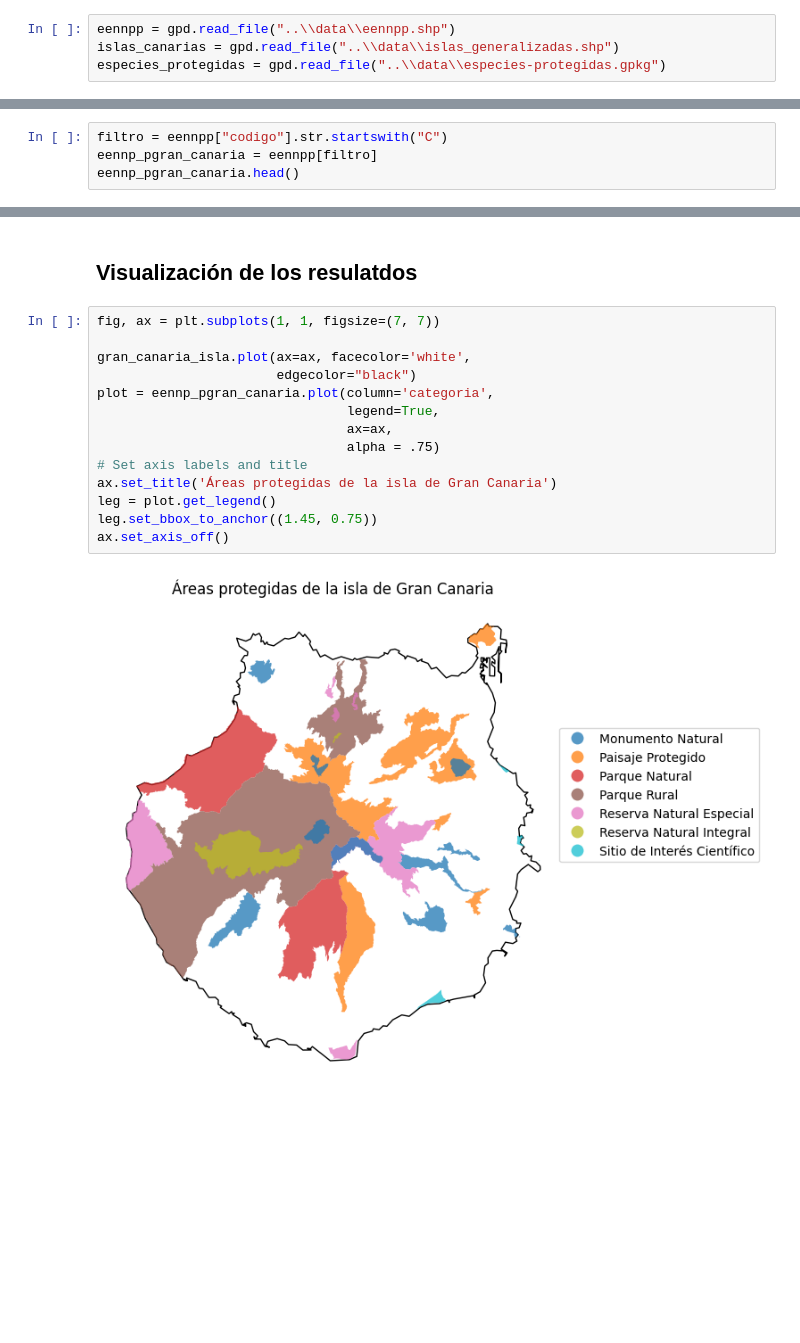
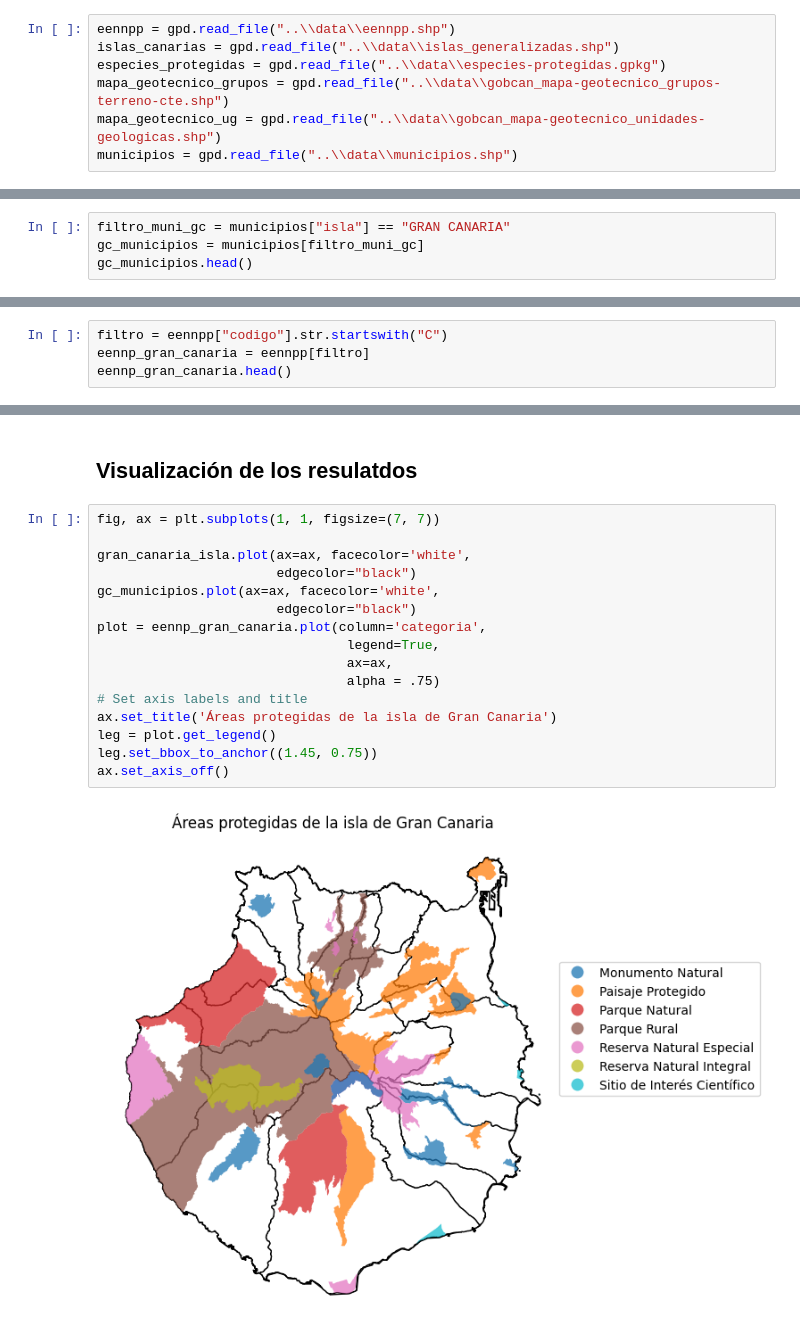
Before and after one commit to Juankkar/QGIS_IDECanarias_data, a Jupyter notebook: src/geopandas.ipynb, the cells around one changed output, grey strips where cells are left out. Cells and saved outputs as stored; diff of their text form; blank space fills up the shorter version.

Commit message:
Script para descarga de datos PS y islas con municipios

```diff
--- a/src/geopandas.ipynb
+++ b/src/geopandas.ipynb
@@ -58,6 +57,9 @@ Error al descargar https://opendata.sitcan.es/dataset/69378f67-7787-4921-b432-a4
 eennpp = gpd.read_file("..\\data\\eennpp.shp")
 islas_canarias = gpd.read_file("..\\data\\islas_generalizadas.shp")
 especies_protegidas = gpd.read_file("..\\data\\especies-protegidas.gpkg")
+mapa_geotecnico_grupos = gpd.read_file("..\\data\\gobcan_mapa-geotecnico_grupos-terreno-cte.shp")
+mapa_geotecnico_ug = gpd.read_file("..\\data\\gobcan_mapa-geotecnico_unidades-geologicas.shp")
+municipios = gpd.read_file("..\\data\\municipios.shp")
 # %%
 eennpp.head()
 # %% [output]
@@ -99,3 +101,7 @@ gran_canaria_isla
 # %% [output]
 |  | nombre | geometry |
 | 10 | GRAN CANARIA | POLYGON ((430739.466 3110342.654,... |
+# %%
+filtro_muni_gc = municipios["isla"] == "GRAN CANARIA"
+gc_municipios = municipios[filtro_muni_gc]
+gc_municipios.head()
@@ -128,7 +154,7 @@ especies_protegiodas_tafira.head()
 # %%
 filtro = eennpp["codigo"].str.startswith("C")
-eennp_pgran_canaria = eennpp[filtro]
-eennp_pgran_canaria.head()
+eennp_gran_canaria = eennpp[filtro]
+eennp_gran_canaria.head()
 # %% [output]
 |  | codigo | categoria | nombre | geometry |
 | 20 | C-32 | Sitio de Interés Científico | Juncalillo del Sur | POLYGON ((453679.696 3074570.097,... |
@@ -141,19 +167,21 @@ eennp_pgran_canaria.head()
 # %%
 fig, ax = plt.subplots(1, 1, figsize=(7, 7))
 
 gran_canaria_isla.plot(ax=ax, facecolor='white',
                        edgecolor="black")
-plot = eennp_pgran_canaria.plot(column='categoria',
+gc_municipios.plot(ax=ax, facecolor='white',
+                       edgecolor="black")
+plot = eennp_gran_canaria.plot(column='categoria',
                                 legend=True,
                                 ax=ax,
                                 alpha = .75)
 # Set axis labels and title
 ax.set_title('Áreas protegidas de la isla de Gran Canaria')
 leg = plot.get_legend()
 leg.set_bbox_to_anchor((1.45, 0.75))
 ax.set_axis_off()
 # %% [output]
-[figure, old version]
+[figure, new version]
 # %%
 fig, ax = plt.subplots(1, 1, figsize=(8, 8))
 
```
Also changed, not shown: parts of 11 cells of this notebook, 3 other files.
